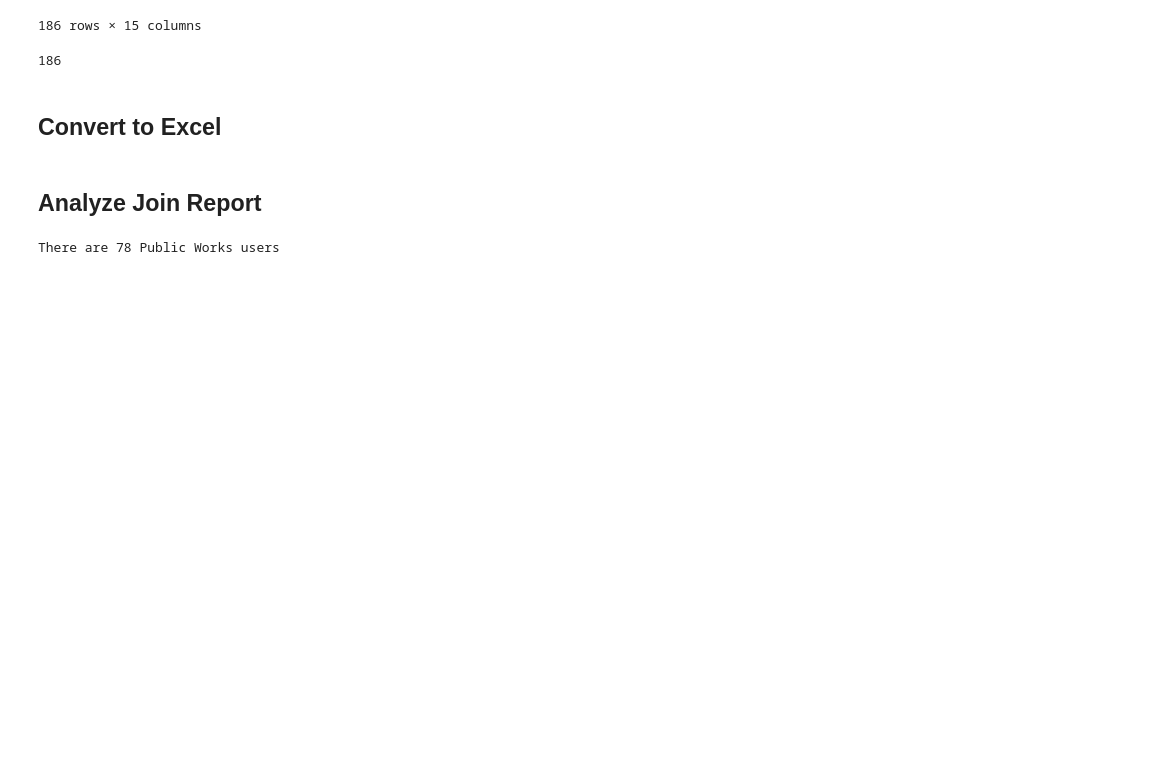
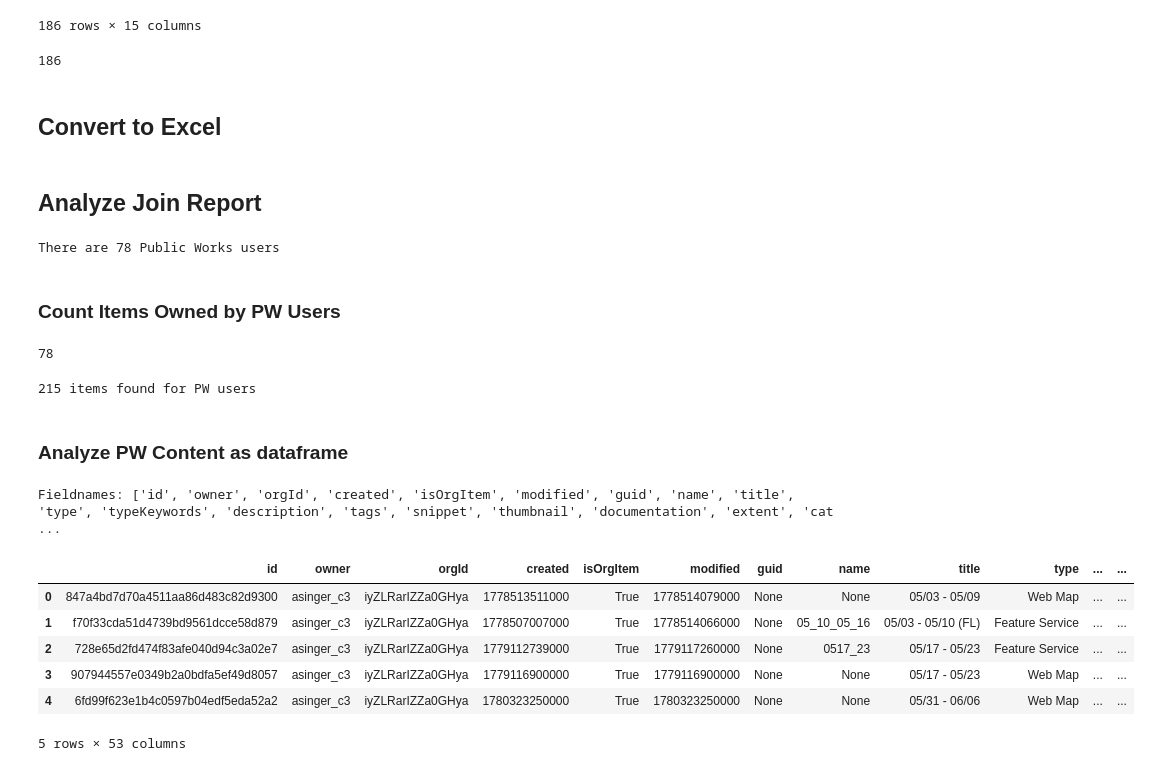
Before and after one commit to andersolson/Python-ArcGIS, a Jupyter notebook: arc-python-api/content-management/report-all-users.ipynb, the cells around one changed output. Saved outputs shown, nothing was run; the diff lists cells and outputs as text; code cells hidden in the pictures; blank space fills up the shorter version.

```diff
--- a/arc-python-api/content-management/report-all-users.ipynb
+++ b/arc-python-api/content-management/report-all-users.ipynb
@@ -124,3 +124,40 @@ df_PW = merged[merged['[Department]'].str.contains("Public Works", case=False, n
 print(f'There are {len(df_PW)} Public Works users')
 # %% [output]
 There are 78 Public Works users
+# %% [markdown]
+### Count Items Owned by PW Users
+# %%
+# Start with a list of PW usernames
+usernames = df_PW['username'].tolist()
+len(usernames)
+# %% [output]
+78
+# %%
+# Return content for each user in the PW department
+PW_content = []
+
+# Find content for each PW user and compile into single snapshot
+for user in usernames:
+    query = f'owner: {user}'
+    user_content = c3GIS.content.advanced_search(query=query, max_items=666)['results']
+    PW_content += user_content
+
+print(f'{len(PW_content)} items found for PW users')
+# %% [output]
+215 items found for PW users
+# %% [markdown]
+### Analyze PW Content as dataframe
+# %%
+# Create dataframe
+content_df = pd.DataFrame(PW_content)
+print(f'Fieldnames: {list(content_df.columns)}')
+content_df.head()
+# %% [output]
+Fieldnames: ['id', 'owner', 'orgId', 'created', 'isOrgItem', 'modified', 'guid', 'name', 'title', 'type', 'typeKeywords', 'description', 'tags', 'snippet', 'thumbnail', 'documentation', 'extent', 'cat ...
+|  | id | owner | orgId | created | isOrgItem | modified | guid | name | title | type | ... | ... |
+| 0 | 847a4bd7d70a4511aa86d483c82d9300 | asinger_c3 | iyZLRarIZZa0GHya | 1778513511000 | True | 1778514079000 | None | None | 05/03 - 05/09 | Web Map | ... | ... |
+| 1 | f70f33cda51d4739bd9561dcce58d879 | asinger_c3 | iyZLRarIZZa0GHya | 1778507007000 | True | 1778514066000 | None | 05_10_05_16 | 05/03 - 05/10 (FL) | Feature Service | ... | ... |
+| 2 | 728e65d2fd474f83afe040d94c3a02e7 | asinger_c3 | iyZLRarIZZa0GHya | 1779112739000 | True | 1779117260000 | None | 0517_23 | 05/17 - 05/23 | Feature Service | ... | ... |
+| 3 | 907944557e0349b2a0bdfa5ef49d8057 | asinger_c3 | iyZLRarIZZa0GHya | 1779116900000 | True | 1779116900000 | None | None | 05/17 - 05/23 | Web Map | ... | ... |
+| 4 | 6fd99f623e1b4c0597b04edf5eda52a2 | asinger_c3 | iyZLRarIZZa0GHya | 1780323250000 | True | 1780323250000 | None | None | 05/31 - 06/06 | Web Map | ... | ... |
+5 rows × 53 columns
```
Also changed, not shown: parts of 5 cells of this notebook.
